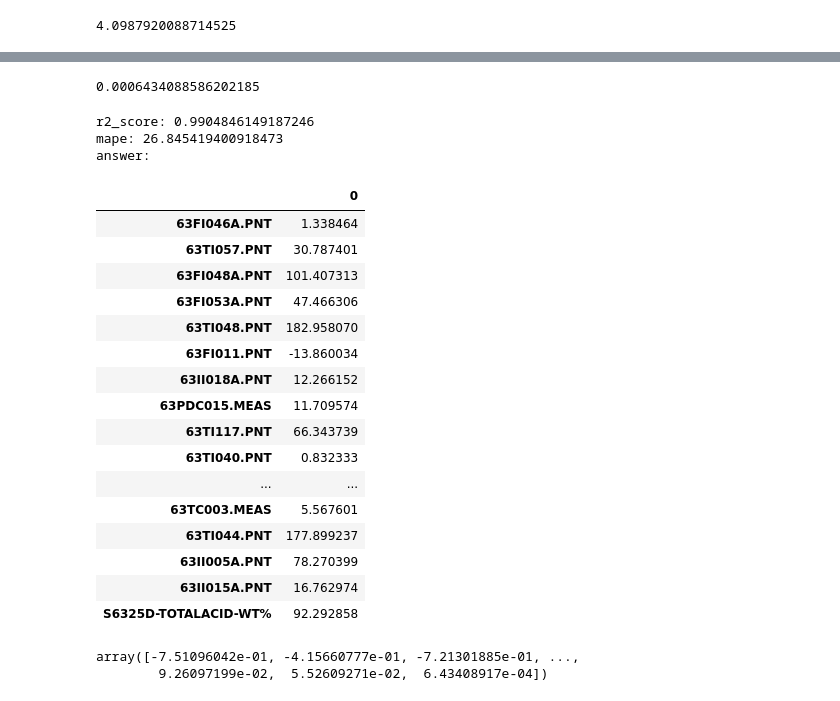
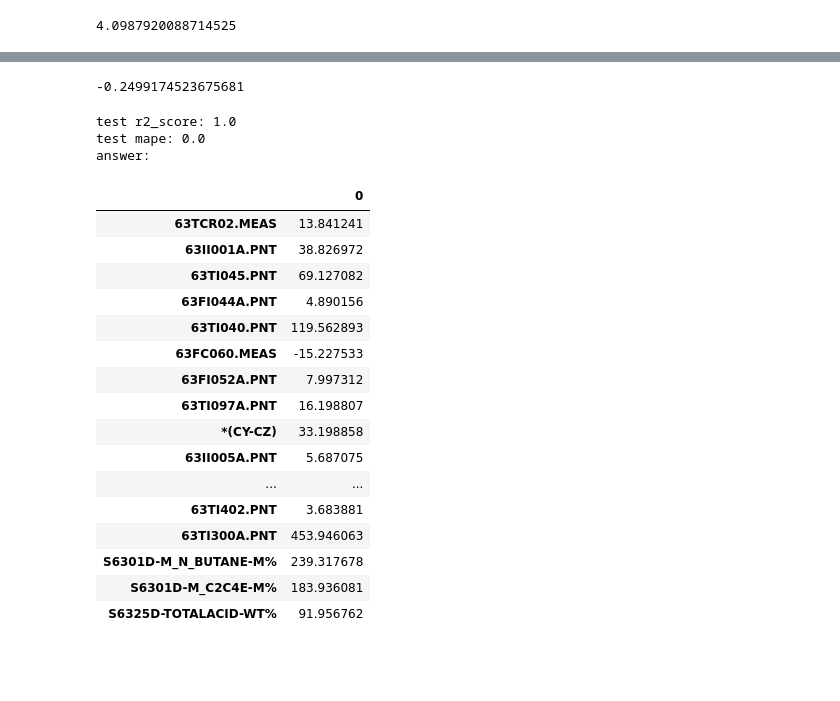
Before and after one commit to skywalker0803r/ALK-, a Jupyter notebook: surrogate model optimize.ipynb, the cells around one changed output, grey strips where cells are left out. Cells and saved outputs as stored; diff of their text form; code cells hidden in the pictures; blank space fills up the shorter version.

```diff
--- a/surrogate model optimize.ipynb
+++ b/surrogate model optimize.ipynb
@@ -70,8 +104,9 @@ Length: 116, dtype: float64
 # %%
 from sklearn.svm import SVR
 from sklearn.preprocessing import StandardScaler,MinMaxScaler
-真理 = 42
-model = SVR(C=真理,gamma=真理)
+#真理 = 42
+#model = SVR(C=真理,gamma=真理)
+model = SVR()#因為C跟gamma太大容易overfitting
 ss = StandardScaler()
 x_col = set(df.columns) - set(['S6325D-TOTALACID-WT%'])
 x_col = list(x_col)
@@ -100,7 +135,3 @@ df_ss
 df_ss[y_col].max()
 # %% [output]
 4.0987920088714525
-# %%
-x,y = df_ss[x_col],df_ss[y_col]
-model.fit(x,y)
-model.score(x,y)
@@ -108,0 +138,7 @@ model.score(x,y)
+# %%
+from sklearn.model_selection import train_test_split
+X,y = df_ss[x_col],df_ss[y_col]
+X_train, X_test, y_train, y_test = train_test_split(X, y, test_size=0.10, random_state=42)
+model.fit(X_train,y_train)
+print('train',model.score(X_train,y_train))
+print('test',model.score(X_test,y_test))
@@ -174,45 +213,47 @@ study.best_params
 # %%
 model.predict(pd.DataFrame(study.best_params,index=[0]))[0]
 # %% [output]
-0.0006434088586202185
+-0.2499174523675681
 # %%
+from sklearn.metrics import r2_score
 pd.set_option('display.max_rows', 500)
 df_answer = pd.DataFrame()
 for i in study.best_params:
     df_answer[i] = [study.best_params[i]]
 df_answer[y_col] = model.predict(pd.DataFrame(study.best_params,index=[0]))[0]
 df_answer[:] = ss.inverse_transform(df_answer[:])
 def mape(y_true, y_pred):
     y_true, y_pred = np.array(y_true), np.array(y_pred)
     return np.mean(np.abs((y_true - y_pred) / y_true)) * 100
-y_pred = model.predict(x)
-print('r2_score:',model.score(x,y))
-print('mape:',mape(y,y_pred))
+def inverse_transform_y(y):
+    t = df_ss.copy()
+    t = t.sample(len(y_test))
+    t[y_col] = y_pred
+    t[:] = ss.inverse_transform(t)
+    return t[y_col]
+y_pred = model.predict(X_test)
+print('test r2_score:',r2_score(inverse_transform_y(y_pred),inverse_transform_y(y_test)))
+print('test mape:',mape(inverse_transform_y(y_pred),inverse_transform_y(y_test)))
 print('answer:')
 df_answer.T
 # %% [output]
-r2_score: 0.9904846149187246
-mape: 26.845419400918473
+test r2_score: 1.0
+test mape: 0.0
 answer:
 |  | 0 |
-| 63FI046A.PNT | 1.338464 |
-| 63TI057.PNT | 30.787401 |
-| 63FI048A.PNT | 101.407313 |
-| 63FI053A.PNT | 47.466306 |
-| 63TI048.PNT | 182.958070 |
-| 63FI011.PNT | -13.860034 |
-| 63II018A.PNT | 12.266152 |
-| 63PDC015.MEAS | 11.709574 |
-| 63TI117.PNT | 66.343739 |
-| 63TI040.PNT | 0.832333 |
+| 63TCR02.MEAS | 13.841241 |
+| 63II001A.PNT | 38.826972 |
+| 63TI045.PNT | 69.127082 |
+| 63FI044A.PNT | 4.890156 |
+| 63TI040.PNT | 119.562893 |
+| 63FC060.MEAS | -15.227533 |
+| 63FI052A.PNT | 7.997312 |
+| 63TI097A.PNT | 16.198807 |
+| *(CY-CZ) | 33.198858 |
+| 63II005A.PNT | 5.687075 |
 | ... | ... |
-| 63TC003.MEAS | 5.567601 |
-| 63TI044.PNT | 177.899237 |
-| 63II005A.PNT | 78.270399 |
-| 63II015A.PNT | 16.762974 |
-| S6325D-TOTALACID-WT% | 92.292858 |
+| 63TI402.PNT | 3.683881 |
+| 63TI300A.PNT | 453.946063 |
+| S6301D-M_N_BUTANE-M% | 239.317678 |
+| S6301D-M_C2C4E-M% | 183.936081 |
+| S6325D-TOTALACID-WT% | 91.956762 |
-# %%
-y_pred
-# %% [output]
-array([-7.51096042e-01, -4.15660777e-01, -7.21301885e-01, ...,
-        9.26097199e-02,  5.52609271e-02,  6.43408917e-04])
```
Also changed, not shown: parts of 11 cells of this notebook.
